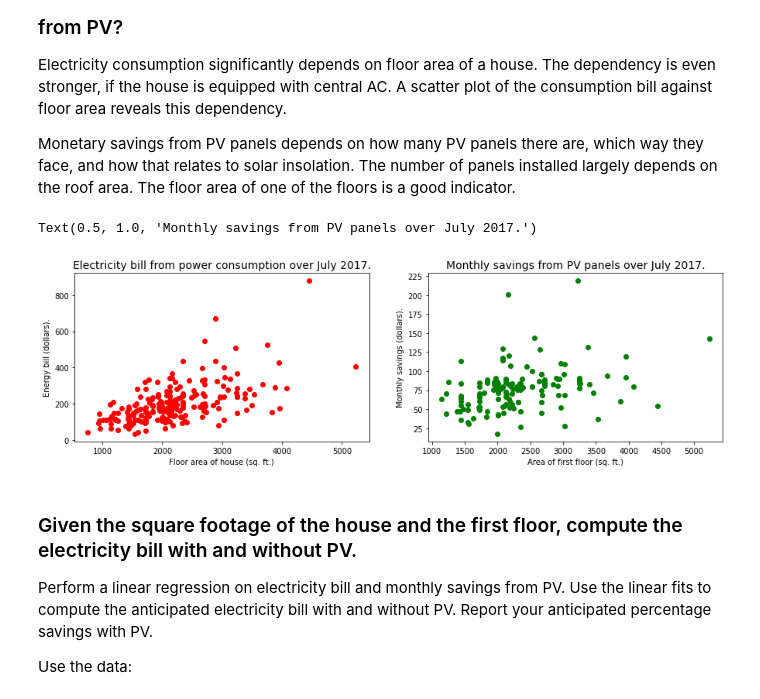
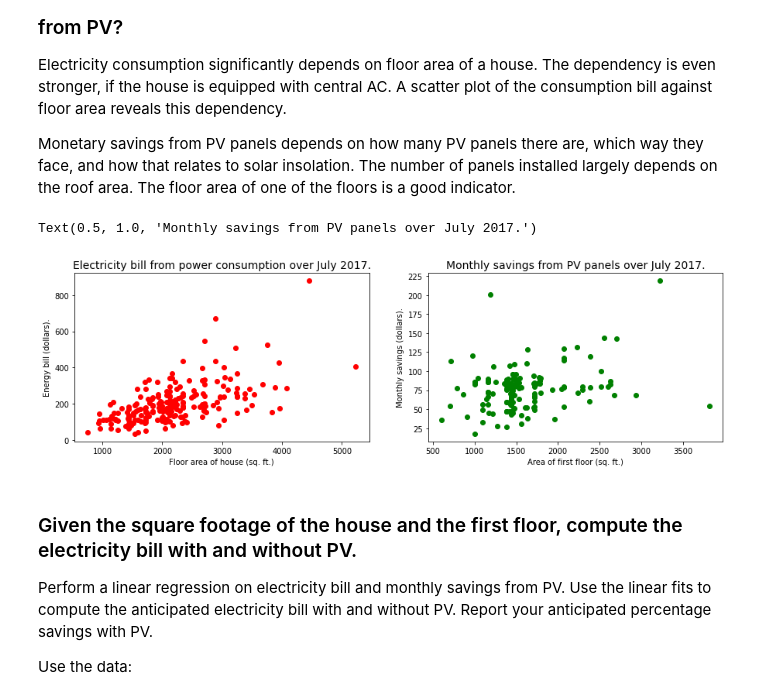
Before and after one commit to samuel95207/2021-FA-UIUC-ECE365-Data-Science-and-Engineering, a Jupyter notebook: Part2/Lab4/Understand customer data-Students.ipynb, the cells around one changed output. Cells and saved outputs as stored; diff of their text form; code cells hidden in the pictures.

```diff
--- a/Part2/Lab4/Understand customer data-Students.ipynb
+++ b/Part2/Lab4/Understand customer data-Students.ipynb
@@ -413,31 +413,31 @@ Monetary savings from PV panels depends on how many PV panels there are, which w
 # %%
 fig, axs = plt.subplots(1, 2, figsize=(15,4))
 
 # Plot of electricity bill for consumption against the square footage of the house.
 
 axs[0].scatter(dfData_houses['area'].values,
                dfData_houses['consumption_bill'].values,
                c='r', marker='o', label='Electricity bill from consumption'
            )
 axs[0].set_xlabel('Floor area of house (sq. ft.)')
 axs[0].set_ylabel('Energy bill (dollars).')
 axs[0].set_title('Electricity bill from power consumption over July 2017.', fontsize=14)
 
 # Plot monetary savings from PV against the area of the first floor.
 
 houses_without_pv = dfData_houses.loc[dfData_houses['pv'] == 0].index.values
 houses_with_pv = dfData_houses.loc[dfData_houses['pv'] == 1].index.values
 
-axs[1].scatter(dfData_houses.loc[houses_with_pv, 'area'].values,
+axs[1].scatter(dfData_houses.loc[houses_with_pv, 'area_floor'].values,
                dfData_houses.loc[houses_with_pv, 'pv_savings'].values,
                c='g', marker='o', label='Savings from PV')
 
 axs[1].set_xlabel('Area of first floor (sq. ft.)')
 axs[1].set_ylabel('Monthly savings (dollars).')
 axs[1].set_title('Monthly savings from PV panels over July 2017.', fontsize=14)
 # %% [output]
 Text(0.5, 1.0, 'Monthly savings from PV panels over July 2017.')
-[figure, old version]
+[figure, new version]
 # %% [markdown]
 ### Given the square footage of the house and the first floor, compute the electricity bill with and without PV.
 
```
